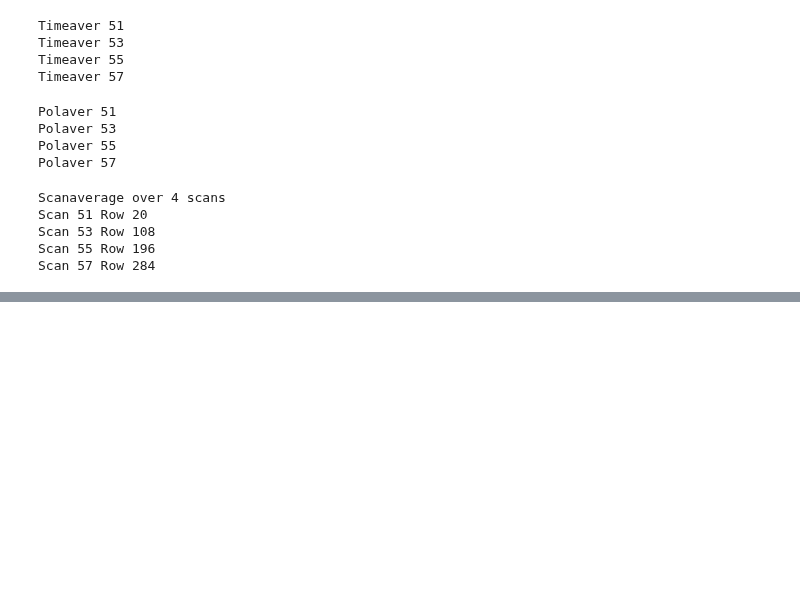
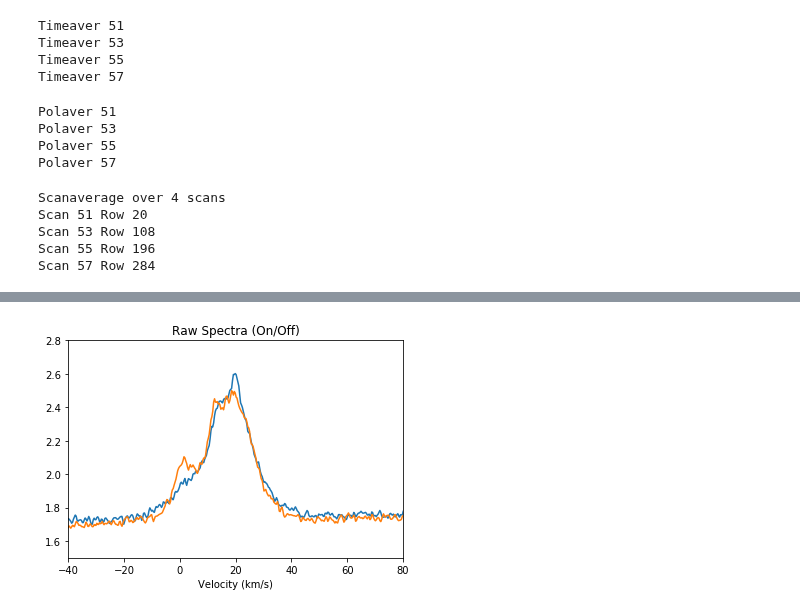
Before and after one commit to teuben/gbtoy, a Jupyter notebook: nb/ngc5291b.ipynb, the cells around one changed output, grey strips where cells are left out. Saved outputs shown, nothing was run; the diff lists cells and outputs as text; code cells hidden in the pictures; blank space fills up the shorter version.

```diff
--- a/nb/ngc5291b.ipynb
+++ b/nb/ngc5291b.ipynb
@@ -527,0 +609,9 @@ p.scanaveraged[0].plot(xrange=xrange, yrange=yrange)
+# %%
+plt.plot(x0,y0)
+plt.plot(x1,y1)
+plt.xlim(-40,80)
+plt.ylim(1.5,2.8)
+plt.xlabel("Velocity (km/s)")
+plt.title("Raw Spectra (On/Off)");
+# %% [output]
+[figure, added]
```
Also changed, not shown: parts of 24 cells of this notebook.
